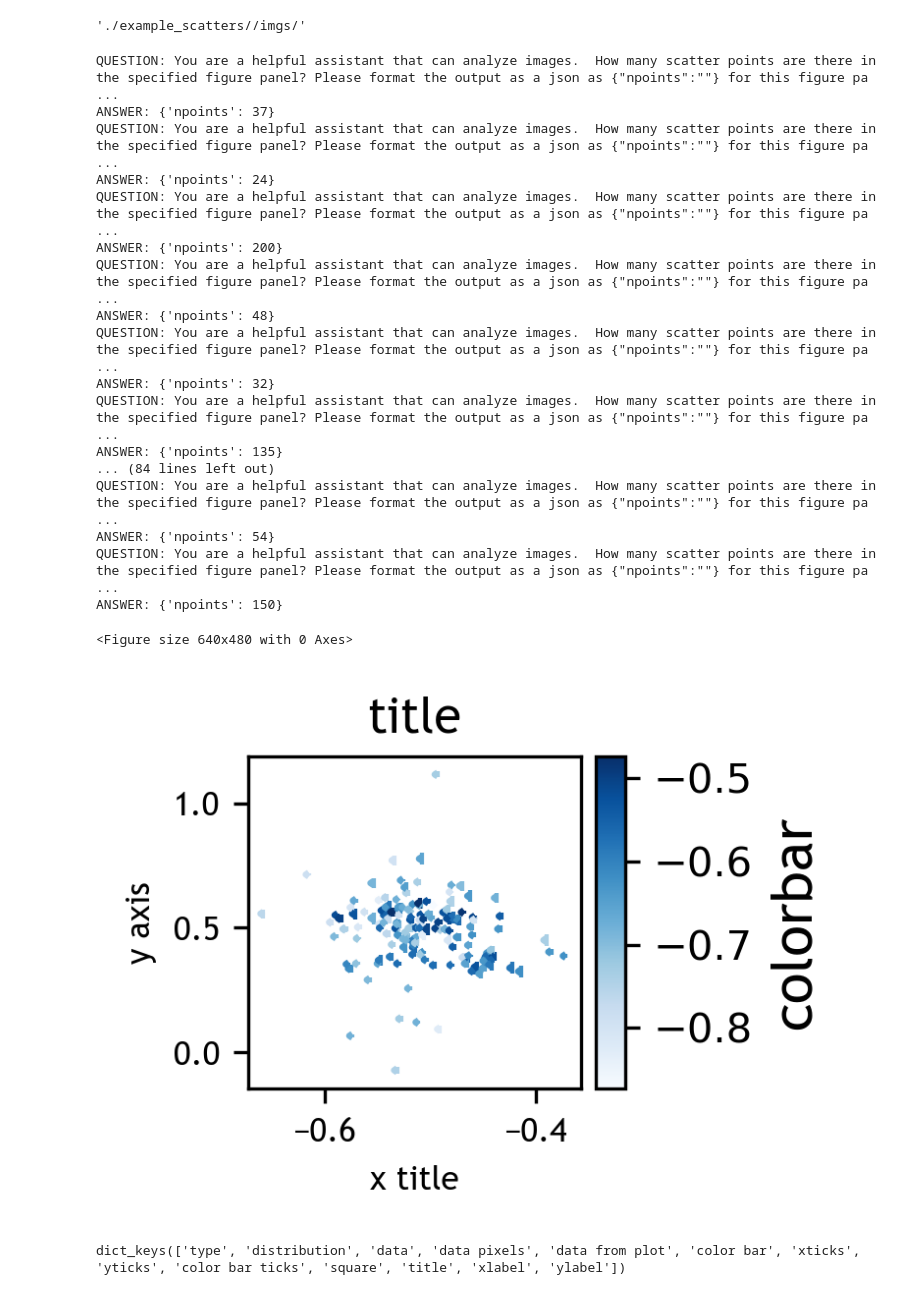
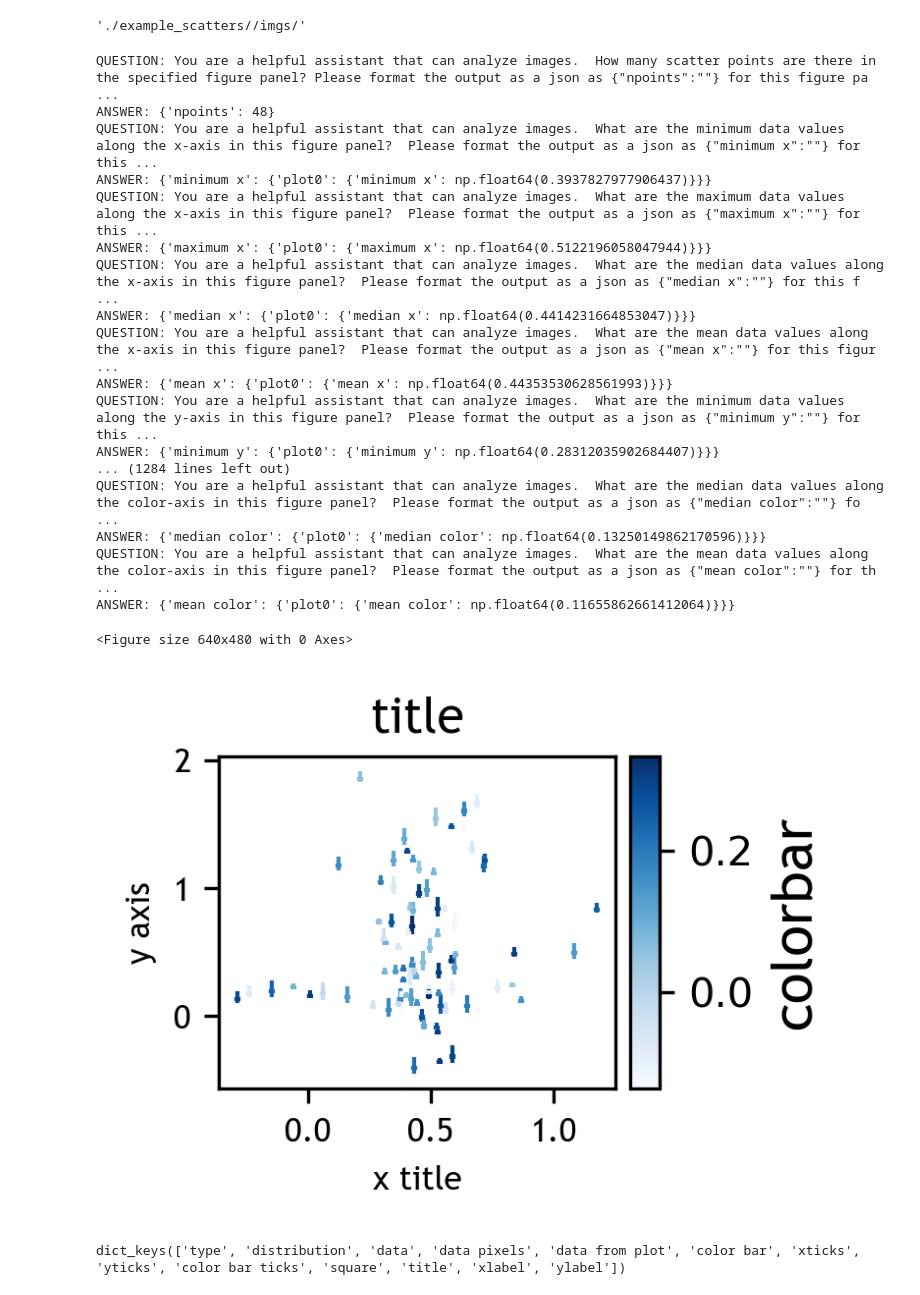
Before and after one commit to ReadingTimeMachine/LLM_VQA_JCDL2025, a Jupyter notebook: create_example_scatters_jcdl2025.ipynb, the cells around one changed output. Cells and saved outputs as stored; diff of their text form; code cells hidden in the pictures.

Commit message:
scatter mean/max with colors

```diff
--- a/create_example_scatters_jcdl2025.ipynb
+++ b/create_example_scatters_jcdl2025.ipynb
@@ -454,7 +470,7 @@ from utils.plot_utils import make_plot
 from utils.plot_qa_utils import how_many, how_much_data_values
 from utils.synthetic_fig_utils import collect_plot_data_axes
 
-from utils.scatter_plot_qa_utils import q_npoints_scatter_plot_plotnums
+from utils.scatter_plot_qa_utils import q_npoints_scatter_plot_plotnums, q_stats_scatters
 
 
 
@@ -581,56 +597,60 @@ for n in range(ntrials):
                 ############ L1 #############
                 # number of scatter points
                 if len(axes) > 1:
                     qa_pairs = q_npoints_scatter_plot_plotnums(datas, qa_pairs,
                                                       plot_num = iplot,
                                                       use_words=False,
                                                       verbose=verbose_qa)
                 qa_pairs = q_npoints_scatter_plot_plotnums(datas, qa_pairs,
                                                   plot_num = iplot,
                                                   use_words=True,
                                                   verbose=verbose_qa)
 
-        #         ###### L2 #######
-        #         # stats items
-        #         for axis in ['x', 'y']:
-        #             for k,v in stats.items():
-        #                 if len(axes) > 1:
-        #                     qa_pairs = q_stats_lines(datas, qa_pairs, stat={k:v}, axis=axis, plot_num=iplot, use_words=False, verbose=verbose_qa)
-        #                 qa_pairs = q_stats_lines(datas, qa_pairs, stat={k:v}, axis=axis, plot_num=iplot, use_words=True, verbose=verbose_qa)
+                ###### L2 #######
+                # stats items
+                for axis in ['x', 'y', 'color']:
+                    for k,v in stats.items():
+                        if len(axes) > 1:
+                            qa_pairs = q_stats_scatters(datas, qa_pairs, stat={k:v},
+                                                        axis=axis, plot_num=iplot,
+                                                        use_words=False, verbose=verbose_qa)
+                        qa_pairs = q_stats_scatters(datas, qa_pairs, stat={k:v},
+                                                    axis=axis, plot_num=iplot,
+                                                    use_words=True, verbose=verbose_qa)
 
 
 
         # datas['VQA'] = qa_pairs
 
 
         # #import sys; sys.exit()
 
         # # dump full data
         # dumped = json.dumps(datas, cls=NumpyEncoder)
         # with open(json_dir + base_name + '.json', 'w') as f:
         #     json.dump(dumped, f)
 
         #plot_json.append(pltjson.copy())
 # %% [output]
-QUESTION: You are a helpful assistant that can analyze images.  How many scatter points are there in the specified figure panel? Please format the output as a json as {"npoints":""} for this figure pa ...
-ANSWER: {'npoints': 37}
-QUESTION: You are a helpful assistant that can analyze images.  How many scatter points are there in the specified figure panel? Please format the output as a json as {"npoints":""} for this figure pa ...
-ANSWER: {'npoints': 24}
-QUESTION: You are a helpful assistant that can analyze images.  How many scatter points are there in the specified figure panel? Please format the output as a json as {"npoints":""} for this figure pa ...
-ANSWER: {'npoints': 200}
 QUESTION: You are a helpful assistant that can analyze images.  How many scatter points are there in the specified figure panel? Please format the output as a json as {"npoints":""} for this figure pa ...
 ANSWER: {'npoints': 48}
-QUESTION: You are a helpful assistant that can analyze images.  How many scatter points are there in the specified figure panel? Please format the output as a json as {"npoints":""} for this figure pa ...
-ANSWER: {'npoints': 32}
-QUESTION: You are a helpful assistant that can analyze images.  How many scatter points are there in the specified figure panel? Please format the output as a json as {"npoints":""} for this figure pa ...
-ANSWER: {'npoints': 135}
-... (84 lines left out)
-QUESTION: You are a helpful assistant that can analyze images.  How many scatter points are there in the specified figure panel? Please format the output as a json as {"npoints":""} for this figure pa ...
-ANSWER: {'npoints': 54}
-QUESTION: You are a helpful assistant that can analyze images.  How many scatter points are there in the specified figure panel? Please format the output as a json as {"npoints":""} for this figure pa ...
-ANSWER: {'npoints': 150}
+QUESTION: You are a helpful assistant that can analyze images.  What are the minimum data values along the x-axis in this figure panel?  Please format the output as a json as {"minimum x":""} for this ...
+ANSWER: {'minimum x': {'plot0': {'minimum x': np.float64(0.3937827977906437)}}}
+QUESTION: You are a helpful assistant that can analyze images.  What are the maximum data values along the x-axis in this figure panel?  Please format the output as a json as {"maximum x":""} for this ...
+ANSWER: {'maximum x': {'plot0': {'maximum x': np.float64(0.5122196058047944)}}}
+QUESTION: You are a helpful assistant that can analyze images.  What are the median data values along the x-axis in this figure panel?  Please format the output as a json as {"median x":""} for this f ...
+ANSWER: {'median x': {'plot0': {'median x': np.float64(0.4414231664853047)}}}
+QUESTION: You are a helpful assistant that can analyze images.  What are the mean data values along the x-axis in this figure panel?  Please format the output as a json as {"mean x":""} for this figur ...
+ANSWER: {'mean x': {'plot0': {'mean x': np.float64(0.44353530628561993)}}}
+QUESTION: You are a helpful assistant that can analyze images.  What are the minimum data values along the y-axis in this figure panel?  Please format the output as a json as {"minimum y":""} for this ...
+ANSWER: {'minimum y': {'plot0': {'minimum y': np.float64(0.28312035902684407)}}}
+... (1284 lines left out)
+QUESTION: You are a helpful assistant that can analyze images.  What are the median data values along the color-axis in this figure panel?  Please format the output as a json as {"median color":""} fo ...
+ANSWER: {'median color': {'plot0': {'median color': np.float64(0.13250149862170596)}}}
+QUESTION: You are a helpful assistant that can analyze images.  What are the mean data values along the color-axis in this figure panel?  Please format the output as a json as {"mean color":""} for th ...
+ANSWER: {'mean color': {'plot0': {'mean color': np.float64(0.11655862661412064)}}}
 <Figure size 640x480 with 0 Axes>
-[figure, old version]
+[figure, new version]
 # %%
 datas['plot0'].keys()
 # %% [output]
```
Also changed, not shown: parts of 1 cell of this notebook, 51 other files.
